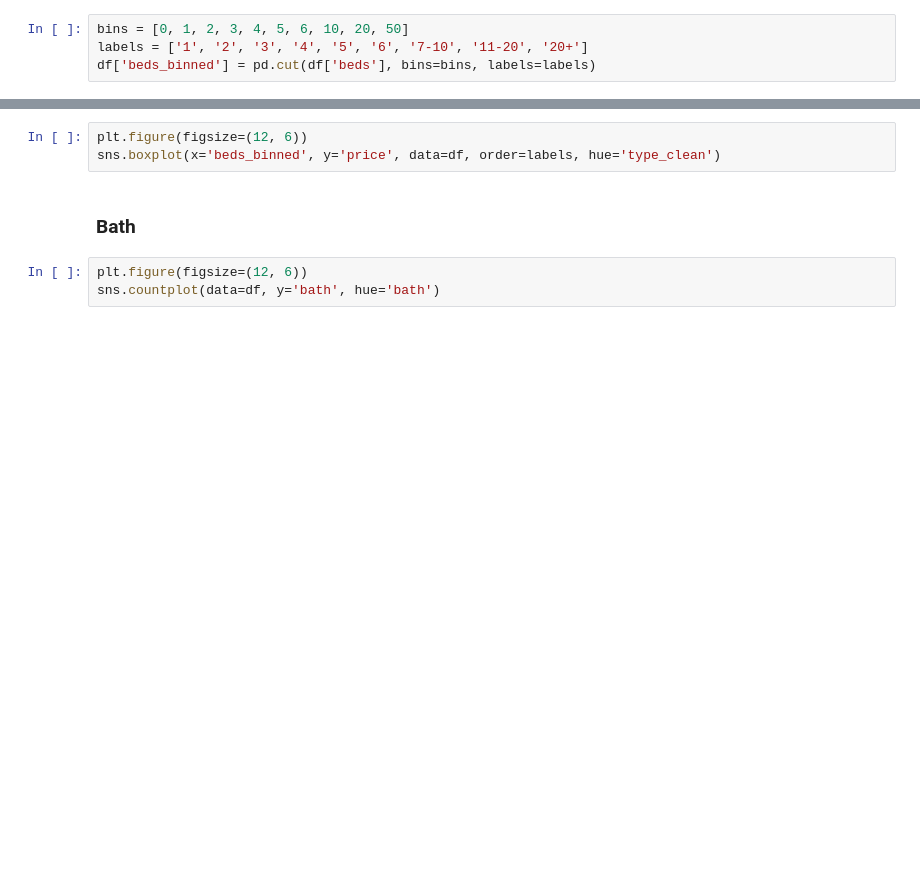
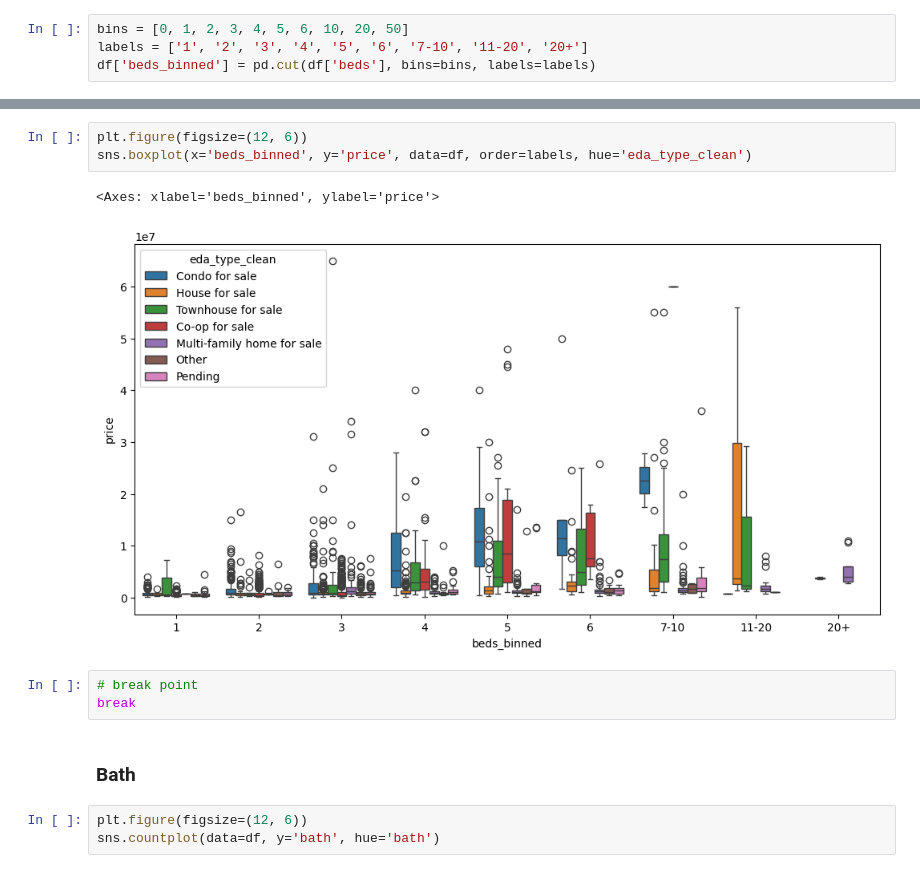
Before and after one commit to codekot/nyc-housing-project, a Jupyter notebook: notebooks/nyc_2024_edited.ipynb, the cells around one changed output, grey strips where cells are left out. Drawn from its saved outputs; the diff is of its cells as text; blank space fills up the shorter version.

```diff
--- a/notebooks/nyc_2024_edited.ipynb
+++ b/notebooks/nyc_2024_edited.ipynb
@@ -827,6 +856,12 @@ sns.countplot(df.beds_binned)
 # %%
 plt.figure(figsize=(12, 6))
-sns.boxplot(x='beds_binned', y='price', data=df, order=labels, hue='type_clean')
+sns.boxplot(x='beds_binned', y='price', data=df, order=labels, hue='eda_type_clean')
+# %% [output]
+<Axes: xlabel='beds_binned', ylabel='price'>
+[figure, added]
+# %%
+# break point
+break
 # %% [markdown]
 ### Bath
 # %%
```
Also changed, not shown: parts of 16 cells of this notebook.
